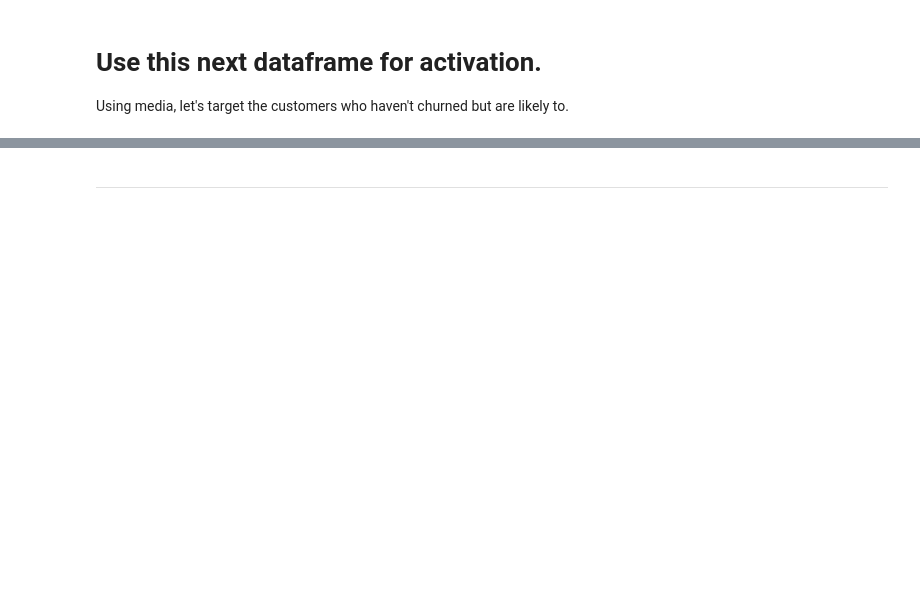
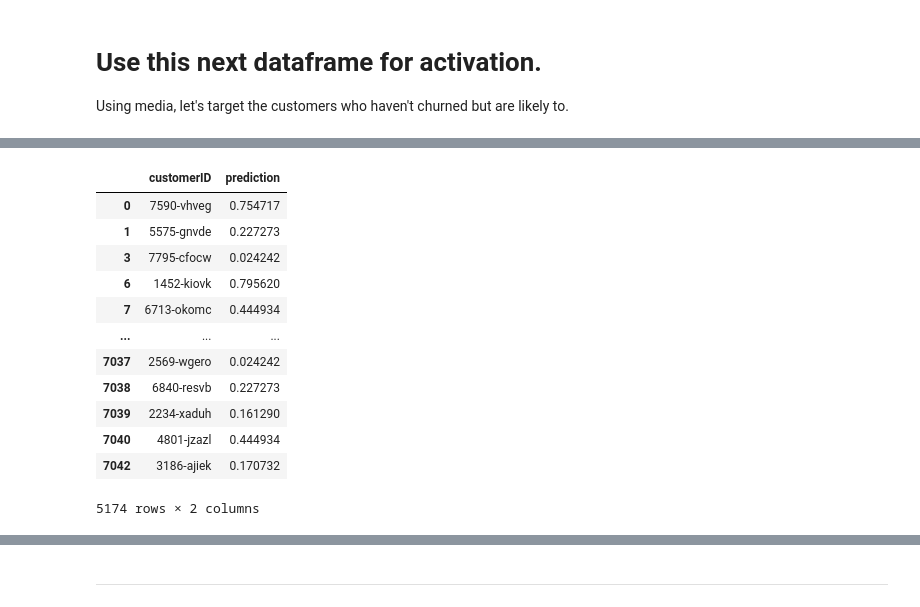
Before and after one commit to nketsang/ADSGIT, a Jupyter notebook: thabo-s-project.ipynb, the cells around one changed output, grey strips where cells are left out. Cells and saved outputs as stored; diff of their text form; code cells hidden in the pictures; blank space fills up the shorter version.

```diff
--- a/thabo-s-project.ipynb
+++ b/thabo-s-project.ipynb
@@ -548,0 +581,17 @@ NameError: name 'activate' is not defined
+# %%
+churn_val=activate[['customerID','prediction']]
+churn_val
+# %% [output]
+|  | customerID | prediction |
+| 0 | 7590-vhveg | 0.754717 |
+| 1 | 5575-gnvde | 0.227273 |
+| 3 | 7795-cfocw | 0.024242 |
+| 6 | 1452-kiovk | 0.795620 |
+| 7 | 6713-okomc | 0.444934 |
+| ... | ... | ... |
+| 7037 | 2569-wgero | 0.024242 |
+| 7038 | 6840-resvb | 0.227273 |
+| 7039 | 2234-xaduh | 0.161290 |
+| 7040 | 4801-jzazl | 0.444934 |
+| 7042 | 3186-ajiek | 0.170732 |
+5174 rows × 2 columns
```
Also changed, not shown: parts of 14 cells of this notebook.
